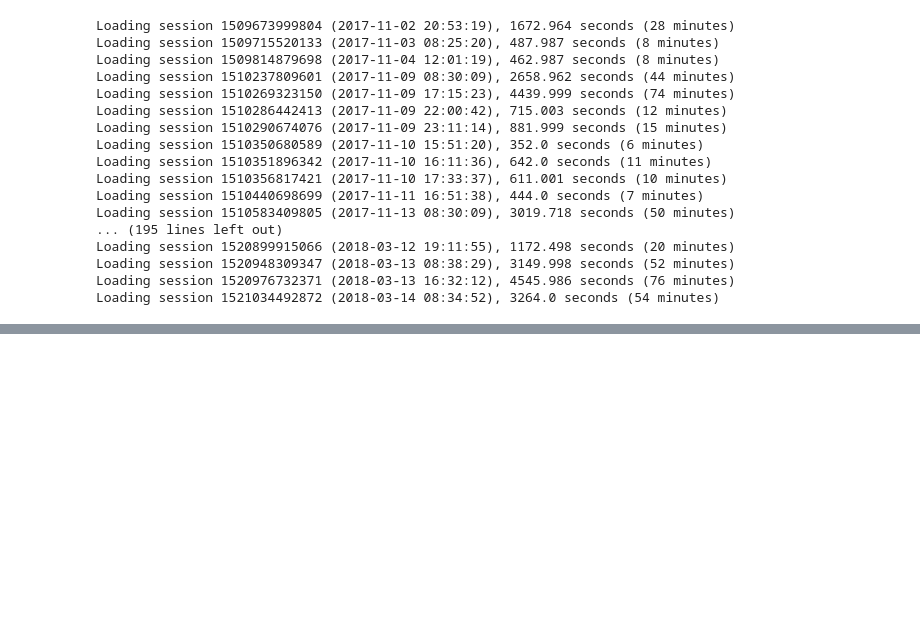
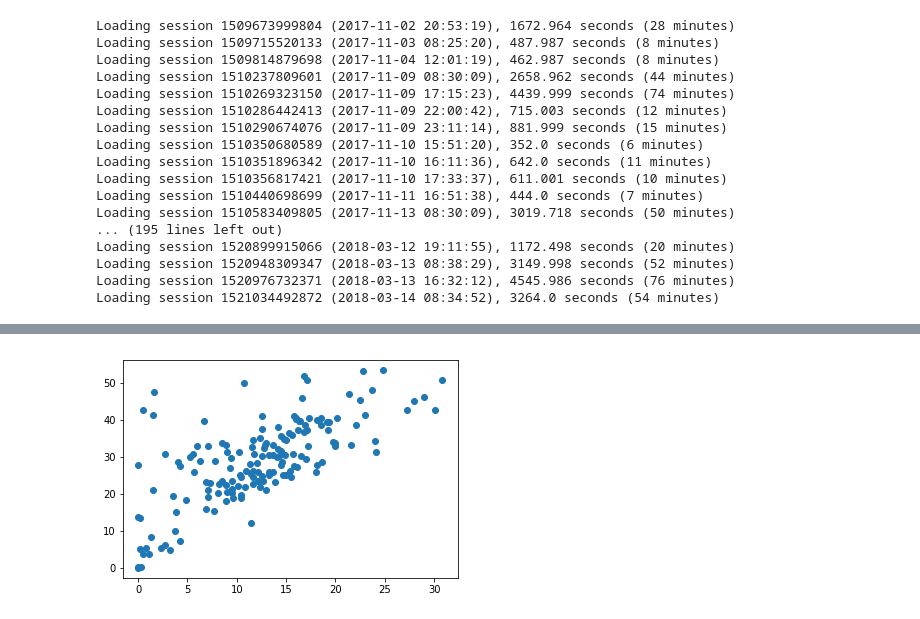
Before and after one commit to chenchen2015/Torque-LogServer-EC2, a Jupyter notebook: DataAnalysis/TorqueLogAnalysis.ipynb, the cells around one changed output, grey strips where cells are left out. Saved outputs shown, nothing was run; the diff lists cells and outputs as text; code cells hidden in the pictures; blank space fills up the shorter version.

```diff
--- a/DataAnalysis/TorqueLogAnalysis.ipynb
+++ b/DataAnalysis/TorqueLogAnalysis.ipynb
@@ -166,0 +183,6 @@ td.tail(5)
+# %%
+#plt.scatter(td.idleRatio.values, td.mpg.values);
+#plt.scatter(td.idleRatio.values, td.tripType.values);
+plt.scatter(td.neutralPct.values, td.idleRatio.values);
+# %% [output]
+[figure, added]
```
Also changed, not shown: parts of 5 cells of this notebook.
